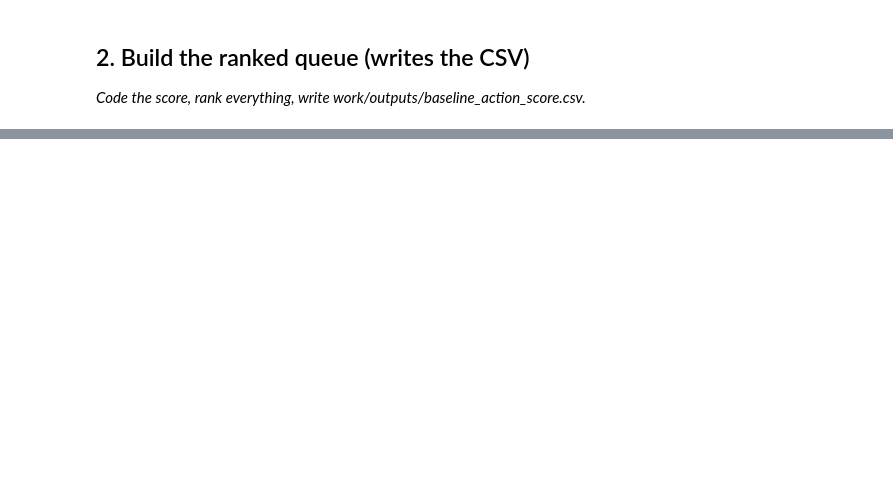
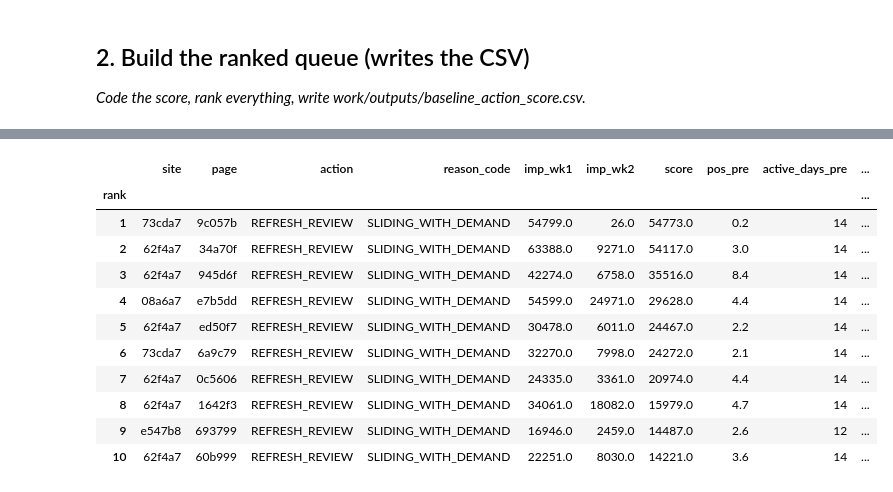
Before and after one commit to WingManOO7/ML-INTER, a Jupyter notebook: work/notebooks/w04_baseline_score.ipynb, the cells around one changed output, grey strips where cells are left out. Saved outputs shown, nothing was run; the diff lists cells and outputs as text; code cells hidden in the pictures; blank space fills up the shorter version.

```diff
--- a/work/notebooks/w04_baseline_score.ipynb
+++ b/work/notebooks/w04_baseline_score.ipynb
@@ -36,0 +222,21 @@ This skeleton is yours to fill. Work the sections **in order** — each one has
+# %%
+RULE_INPUTS = ['imp_wk1', 'imp_wk2']                    # both from the feature window, before T
+
+def baseline_rule(df):
+    slide = (df['imp_wk2'] + 1) / (df['imp_wk1'] + 1)
+    flagged = slide < 0.8
+    return pd.DataFrame({'score': np.where(flagged, df['imp_wk1'] - df['imp_wk2'], 0),
+                         'reason_code': np.where(flagged, 'SLIDING_WITH_DEMAND', ''),
+                         'action': np.where(flagged, 'REFRESH_REVIEW', 'MONITOR')}, index=df.index)
+
+queue = pages[KEYS + ['content_type', 'imp_pre', 'imp_wk1', 'imp_wk2', 'pos_pre', 'active_days_pre', 'age_days_at_T']] \
+    .join(baseline_rule(pages[RULE_INPUTS]))
+queue = queue.sort_values(['score', 'imp_pre'], ascending=False).reset_index(drop=True)
+queue.insert(0, 'rank', np.arange(1, len(queue) + 1))
+
+assert not {LABEL, 'imp_out'} & set(queue.columns), 'the queue must not carry outcome columns'
+queue.to_csv(OUT_DIR / 'baseline_action_score.csv', index=False)
+
+print(f"wrote {(OUT_DIR / 'baseline_action_score.csv').relative_to(ROOT)}: {len(queue):,} ranked pages")
+print(queue['action'].value_counts().to_string(), '\n')
+queue.drop(columns=KEYS).head(5)
@@ -36,0 +267,22 @@ This skeleton is yours to fill. Work the sections **in order** — each one has
+# %%
+top10 = queue.head(10).merge(pages[KEYS + ['spike_share_wk1', 'client_slide_ratio']], on=KEYS)
+top10_view = top10.assign(site=top10['client_hash_id'].str.replace('client_', '').str[:6],
+                          page=top10['content_hash_id'].str.replace('content_', '').str[:6],
+                          site_slide=top10['client_slide_ratio'].round(3),
+                          spike_share_wk1=top10['spike_share_wk1'].round(2),
+                          pos_pre=top10['pos_pre'].round(1))
+top10_view[['rank', 'site', 'page', 'action', 'reason_code', 'imp_wk1', 'imp_wk2', 'score',
+            'pos_pre', 'active_days_pre', 'spike_share_wk1', 'site_slide', 'age_days_at_T']].set_index('rank')
+# %% [output]
+|  | site | page | action | reason_code | imp_wk1 | imp_wk2 | score | pos_pre | active_days_pre | ... |
+| rank |  |  |  |  |  |  |  |  |  | ... |
+| 1 | 73cda7 | 9c057b | REFRESH_REVIEW | SLIDING_WITH_DEMAND | 54799.0 | 26.0 | 54773.0 | 0.2 | 14 | ... |
+| 2 | 62f4a7 | 34a70f | REFRESH_REVIEW | SLIDING_WITH_DEMAND | 63388.0 | 9271.0 | 54117.0 | 3.0 | 14 | ... |
+| 3 | 62f4a7 | 945d6f | REFRESH_REVIEW | SLIDING_WITH_DEMAND | 42274.0 | 6758.0 | 35516.0 | 8.4 | 14 | ... |
+| 4 | 08a6a7 | e7b5dd | REFRESH_REVIEW | SLIDING_WITH_DEMAND | 54599.0 | 24971.0 | 29628.0 | 4.4 | 14 | ... |
+| 5 | 62f4a7 | ed50f7 | REFRESH_REVIEW | SLIDING_WITH_DEMAND | 30478.0 | 6011.0 | 24467.0 | 2.2 | 14 | ... |
+| 6 | 73cda7 | 6a9c79 | REFRESH_REVIEW | SLIDING_WITH_DEMAND | 32270.0 | 7998.0 | 24272.0 | 2.1 | 14 | ... |
+| 7 | 62f4a7 | 0c5606 | REFRESH_REVIEW | SLIDING_WITH_DEMAND | 24335.0 | 3361.0 | 20974.0 | 4.4 | 14 | ... |
+| 8 | 62f4a7 | 1642f3 | REFRESH_REVIEW | SLIDING_WITH_DEMAND | 34061.0 | 18082.0 | 15979.0 | 4.7 | 14 | ... |
+| 9 | e547b8 | 693799 | REFRESH_REVIEW | SLIDING_WITH_DEMAND | 16946.0 | 2459.0 | 14487.0 | 2.6 | 12 | ... |
+| 10 | 62f4a7 | 60b999 | REFRESH_REVIEW | SLIDING_WITH_DEMAND | 22251.0 | 8030.0 | 14221.0 | 3.6 | 14 | ... |
```
Also changed, not shown: parts of 23 cells of this notebook, 2 other files.
